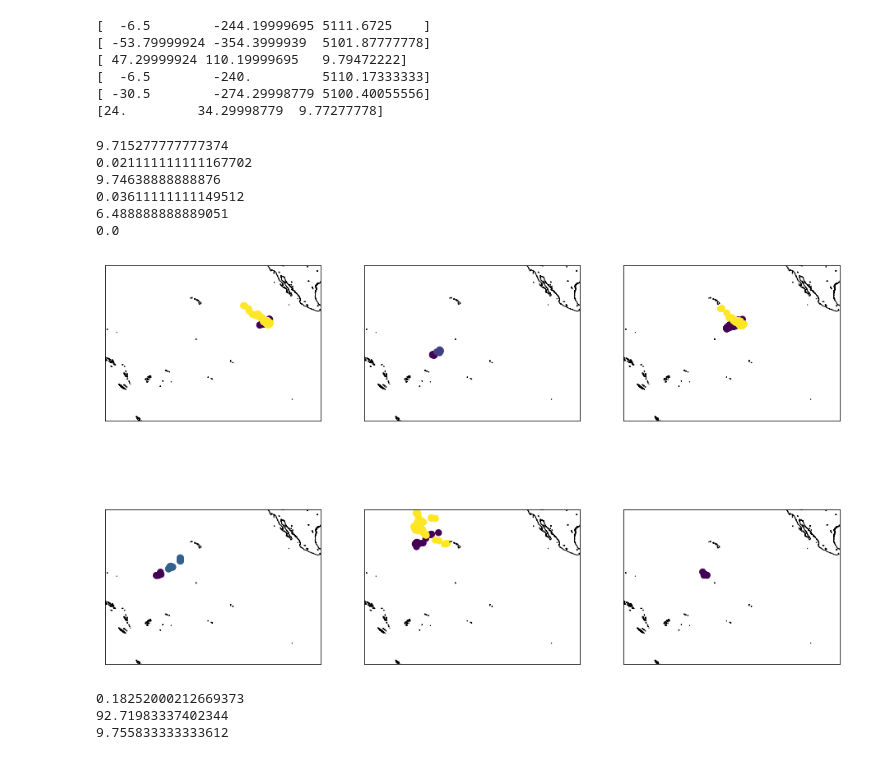
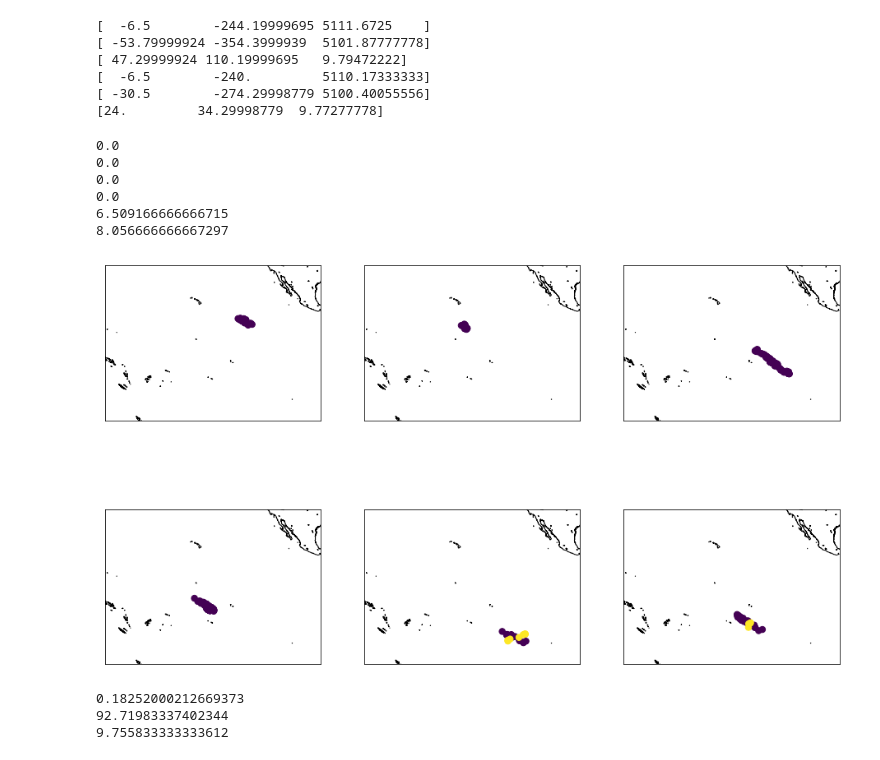
Before and after one commit to pshivraj/Precip_eScience, a Jupyter notebook: TRMM precipitation clustering.ipynb, the cells around one changed output. Saved outputs shown, nothing was run; the diff lists cells and outputs as text; code cells hidden in the pictures.

```diff
--- a/TRMM precipitation clustering.ipynb
+++ b/TRMM precipitation clustering.ipynb
@@ -329,10 +410,11 @@ DeltaTime = []
 DeltaTime[:] = [int(x-InitialTime)/(10**9*60*60) for x in Time] #from nanoseconds to hours
 DeltaTime = np.array(DeltaTime) #convert from list to array
 # %%
+
 #Combine the time, latitude, longitude, and rain rate together for training data to cluster rain events
 #Note - I've scaled the time to be 4 hours = 1 to make sure the clustering is weighted properly along the different dimensions
 #this can still be tuned futher
 #Xdata = np.concatenate((Latitude.reshape(len(Latitude),1),Longitude.reshape(len(Longitude),1),DeltaTime.reshape(len(DeltaTime),1),SR.reshape(len(SR),1)),axis=1)
-Xdata = np.concatenate((Latitude.reshape(len(Latitude),1)*2,Longitude.reshape(len(Longitude),1)*2,DeltaTime.reshape(len(DeltaTime),1)),axis=1)
+Xdata = np.concatenate((Latitude.reshape(len(Latitude),1),Longitude.reshape(len(Longitude),1),DeltaTime.reshape(len(DeltaTime),1)),axis=1)
 Xdata = Xdata[np.where(SR>5),:] #Only look at rain events greater than 5 mm/hour - need to confirm units!
 Xdata = np.squeeze(Xdata)
@@ -370,6 +478,8 @@ test = Xdata[0:500000,:]
 |  11       |  1.465    |  13.0     |  14.77    |
 ... (4 outputs left out)
 # %%
+test = Xdata[0:10000,:]
+
 #Look at the time ranges overwhich each cluster extends to see if the time metric is scaled properly
 plt.scatter(labels,test[:,2])
 # %% [output]
@@ -378,9 +488,10 @@ plt.scatter(labels,test[:,2])
 # %%
+n_clusters_ = len(set(labels)) - (1 if -1 in labels else 0)
 cluster_spans = np.zeros((3,n_clusters_))
 for i in range(n_clusters_):
     cluster = test[labels==i,:]
     cluster_spans[:,i] = np.amax(cluster,axis=0)-np.amin(cluster,axis=0)
 
-plt.hist2d(cluster_spans[0,:]/2,cluster_spans[1,:]/2)
-#plt.hist(cluster_spans[2,:])
+#plt.hist2d(cluster_spans[0,:]/2,cluster_spans[1,:]/2)
+plt.hist(cluster_spans[2,:])
 # %% [output]
@@ -416,13 +516,13 @@ cmap = plt.get_cmap('gist_earth')
 m.drawcoastlines()
 
 #look at the clusters within the range labels_min to labels_max
-labels_min = np.min(labels)+7
+labels_min = np.min(labels)+1
 labels_max = 10
 
 #plot the location of rain for the individual clusters (colored by cluster)
 for ii in range(labels_min,labels_max):
     cluster = test[labels==ii]
-    x,y = m(cluster[:,1]/2,cluster[:,0]/2)
+    x,y = m(cluster[:,1],cluster[:,0])
     color_interp = np.interp(ii,[labels_min,labels_max],[0,200])
     plt.scatter(x,y,40,marker='o',color=cmap(int(color_interp)))
 # %% [output]
@@ -506,33 +606,33 @@ print(cluster_spans[:,5])
 # %%
 fig = plt.figure(figsize=(16,10))
 #fig.subplots_adjust(hspace=0.4, wspace=0.4)
 for i in range(1, 7):
     ax = fig.add_subplot(2, 3, i)
 
     bbox = [np.min(Latitude),np.max(Latitude),
     np.min(Longitude)-25,np.max(Longitude)+25]
 
     m = Basemap(projection='merc',llcrnrlat=bbox[0],urcrnrlat=bbox[1],\
         llcrnrlon=bbox[2],urcrnrlon=bbox[3],lat_ts=10,resolution='i')
     cmap = plt.get_cmap('viridis')
 
     # Draw coastlines and fill continents and water with color
     m.drawcoastlines()
 
     cluster = test[labels==i+6]
-    x,y = m(cluster[:,1]/2,cluster[:,0]/2)
+    x,y = m(cluster[:,1],cluster[:,0])
     timediff = cluster[:,2]-np.amin(cluster[:,2])
     print(np.max(timediff))
     color_interp = np.interp(timediff,[0,24],[0,200])
     ax.scatter(x,y,55,marker='o',c=cmap((color_interp)))
 # %% [output]
-9.715277777777374
-0.021111111111167702
-9.74638888888876
-0.03611111111149512
-6.488888888889051
 0.0
+0.0
+0.0
+0.0
+6.509166666666715
+8.056666666667297
-[figure, old version]
+[figure, new version]
 # %%
 cluster = test[labels==80]
 x,y = m(cluster[:,1]/2,cluster[:,0]/2)
```
Also changed, not shown: parts of 23 cells of this notebook, 1 other file.
